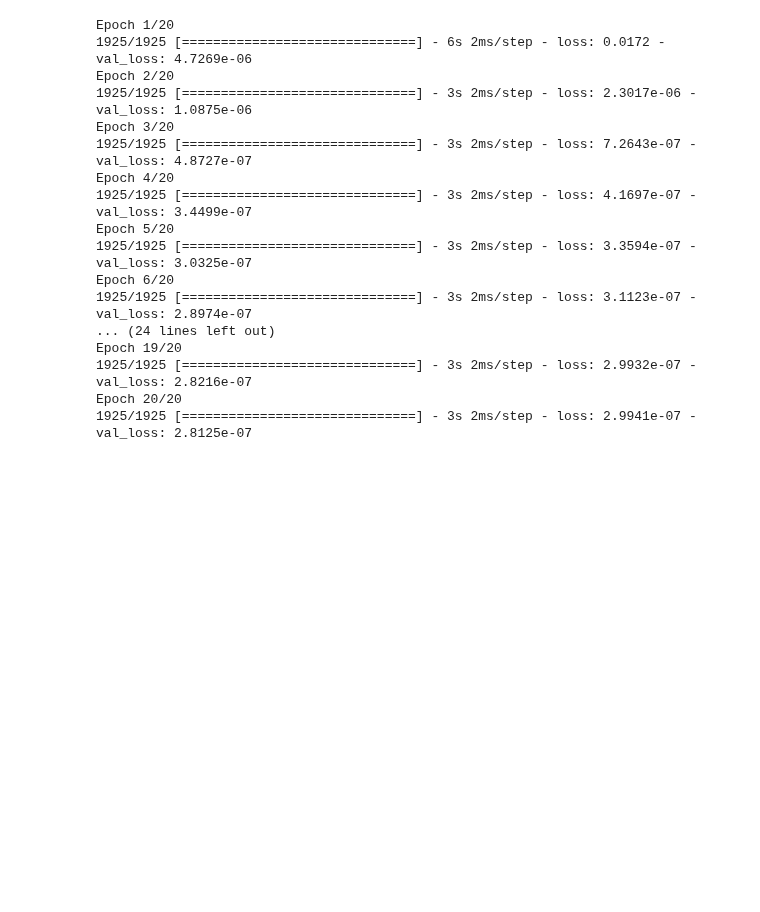
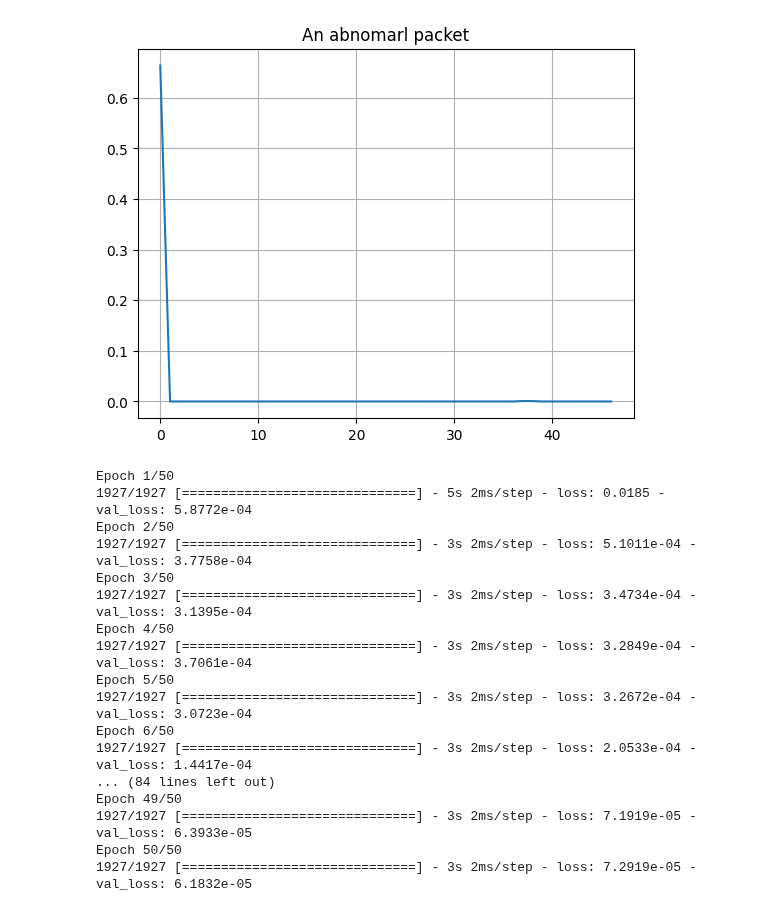
Before and after one commit to joshuapalicka/network-anomaly-detection, a Jupyter notebook: autoencoder_classifier.ipynb, the cells around one changed output. Saved outputs shown, nothing was run; the diff lists cells and outputs as text; code cells hidden in the pictures; blank space fills up the shorter version.

```diff
--- a/autoencoder_classifier.ipynb
+++ b/autoencoder_classifier.ipynb
@@ -64,3 +80,10 @@ plt.show()
+# %%
+plt.grid()
+plt.plot(np.arange(47), anomalous_train_data[0])
+plt.title("An abnomarl packet")
+plt.show()
+# %% [output]
+[figure, added]
 # %%
 class AnomalyDetector(Model):
   def __init__(self):
@@ -85,27 +108,27 @@ autoencoder = AnomalyDetector()
 autoencoder.compile(optimizer='adam', loss='mae')
 # %%
 history = autoencoder.fit(normal_train_data, normal_train_data,
-          epochs=20,
+          epochs=50,
           validation_data=(normal_test_data, normal_test_data),
           shuffle=True)
 # %% [output]
-Epoch 1/20
-1925/1925 [==============================] - 6s 2ms/step - loss: 0.0172 - val_loss: 4.7269e-06
-Epoch 2/20
-1925/1925 [==============================] - 3s 2ms/step - loss: 2.3017e-06 - val_loss: 1.0875e-06
-Epoch 3/20
-1925/1925 [==============================] - 3s 2ms/step - loss: 7.2643e-07 - val_loss: 4.8727e-07
-Epoch 4/20
-1925/1925 [==============================] - 3s 2ms/step - loss: 4.1697e-07 - val_loss: 3.4499e-07
-Epoch 5/20
-1925/1925 [==============================] - 3s 2ms/step - loss: 3.3594e-07 - val_loss: 3.0325e-07
-Epoch 6/20
-1925/1925 [==============================] - 3s 2ms/step - loss: 3.1123e-07 - val_loss: 2.8974e-07
-... (24 lines left out)
-Epoch 19/20
-1925/1925 [==============================] - 3s 2ms/step - loss: 2.9932e-07 - val_loss: 2.8216e-07
-Epoch 20/20
-1925/1925 [==============================] - 3s 2ms/step - loss: 2.9941e-07 - val_loss: 2.8125e-07
+Epoch 1/50
+1927/1927 [==============================] - 5s 2ms/step - loss: 0.0185 - val_loss: 5.8772e-04
+Epoch 2/50
+1927/1927 [==============================] - 3s 2ms/step - loss: 5.1011e-04 - val_loss: 3.7758e-04
+Epoch 3/50
+1927/1927 [==============================] - 3s 2ms/step - loss: 3.4734e-04 - val_loss: 3.1395e-04
+Epoch 4/50
+1927/1927 [==============================] - 3s 2ms/step - loss: 3.2849e-04 - val_loss: 3.7061e-04
+Epoch 5/50
+1927/1927 [==============================] - 3s 2ms/step - loss: 3.2672e-04 - val_loss: 3.0723e-04
+Epoch 6/50
+1927/1927 [==============================] - 3s 2ms/step - loss: 2.0533e-04 - val_loss: 1.4417e-04
+... (84 lines left out)
+Epoch 49/50
+1927/1927 [==============================] - 3s 2ms/step - loss: 7.1919e-05 - val_loss: 6.3933e-05
+Epoch 50/50
+1927/1927 [==============================] - 3s 2ms/step - loss: 7.2919e-05 - val_loss: 6.1832e-05
 # %%
 plt.plot(history.history["loss"], label="Training Loss")
 plt.plot(history.history["val_loss"], label="Validation Loss")
```
Also changed, not shown: parts of 12 cells of this notebook, 5 other files.
